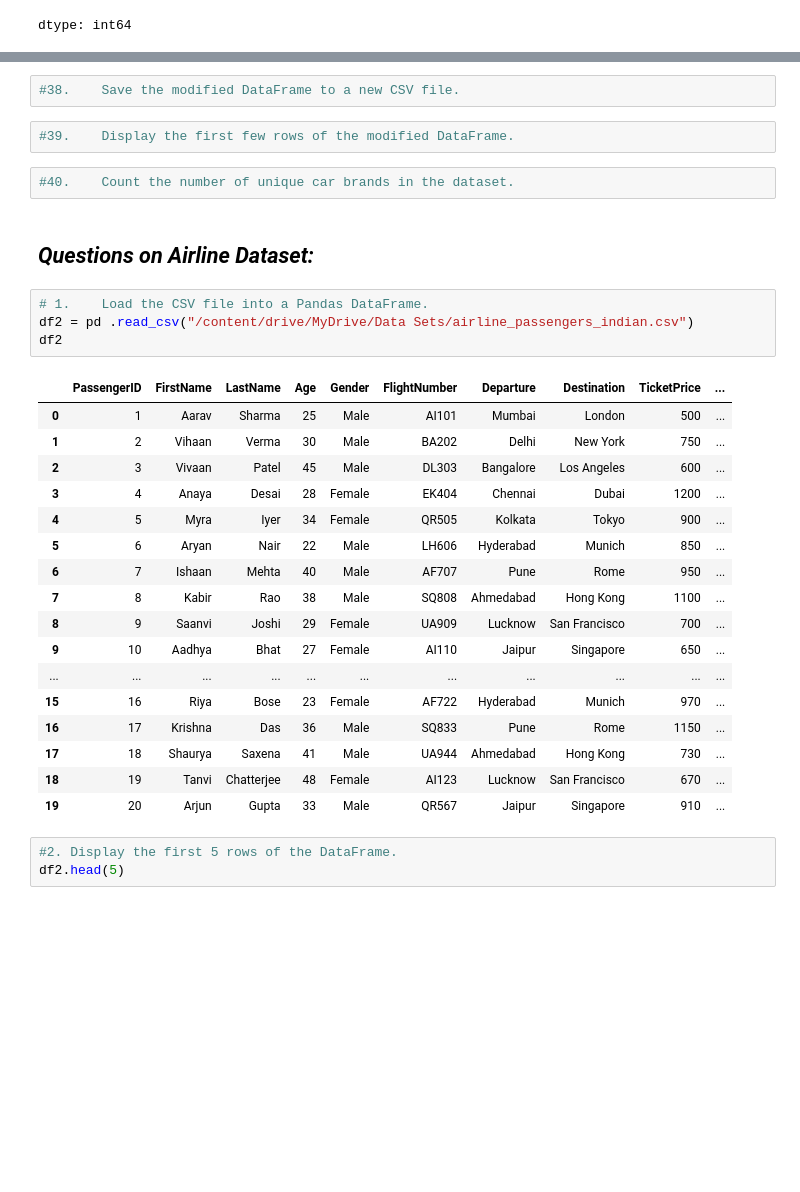
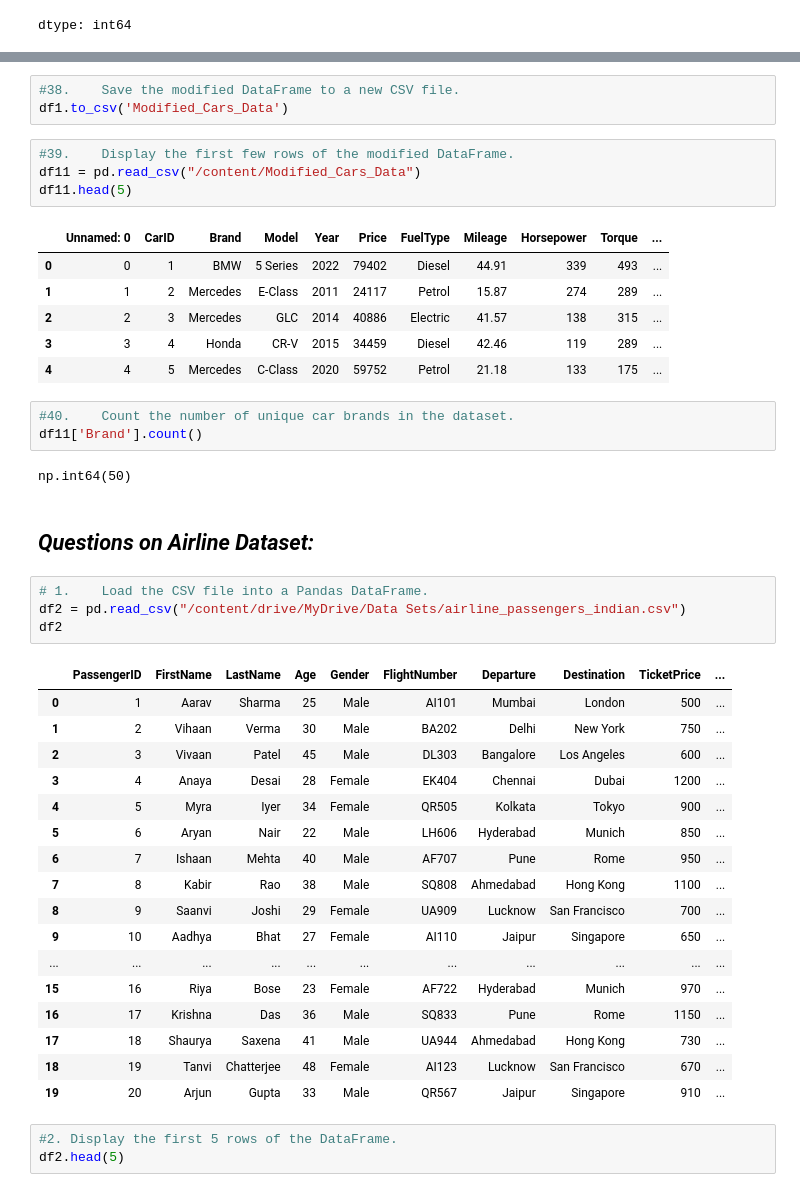
Before and after one commit to vaishnaviPatil1111/Python, a Jupyter notebook: Python_Pandas.ipynb, the cells around one changed output, grey strips where cells are left out. Drawn from its saved outputs; the diff is of its cells as text; blank space fills up the shorter version.

```diff
--- a/Python_Pandas.ipynb
+++ b/Python_Pandas.ipynb
@@ -1071,14 +1149,27 @@ dtype: int64
 # %%
 #38.	Save the modified DataFrame to a new CSV file.
+df1.to_csv('Modified_Cars_Data')
 # %%
 #39.	Display the first few rows of the modified DataFrame.
+df11 = pd.read_csv("/content/Modified_Cars_Data")
+df11.head(5)
+# %% [output]
+|  | Unnamed: 0 | CarID | Brand | Model | Year | Price | FuelType | Mileage | Horsepower | Torque | ... |
+| 0 | 0 | 1 | BMW | 5 Series | 2022 | 79402 | Diesel | 44.91 | 339 | 493 | ... |
+| 1 | 1 | 2 | Mercedes | E-Class | 2011 | 24117 | Petrol | 15.87 | 274 | 289 | ... |
+| 2 | 2 | 3 | Mercedes | GLC | 2014 | 40886 | Electric | 41.57 | 138 | 315 | ... |
+| 3 | 3 | 4 | Honda | CR-V | 2015 | 34459 | Diesel | 42.46 | 119 | 289 | ... |
+| 4 | 4 | 5 | Mercedes | C-Class | 2020 | 59752 | Petrol | 21.18 | 133 | 175 | ... |
 # %%
 #40.	Count the number of unique car brands in the dataset.
+df11['Brand'].count()
+# %% [output]
+np.int64(50)
 # %% [markdown]
 ## ***Questions on Airline Dataset:***
 # %%
 # 1.	Load the CSV file into a Pandas DataFrame.
-df2 = pd .read_csv("/content/drive/MyDrive/Data Sets/airline_passengers_indian.csv")
+df2 = pd.read_csv("/content/drive/MyDrive/Data Sets/airline_passengers_indian.csv")
 df2
 # %% [output]
 |  | PassengerID | FirstName | LastName | Age | Gender | FlightNumber | Departure | Destination | TicketPrice | ... |
```
Also changed, not shown: parts of 13 cells of this notebook.
